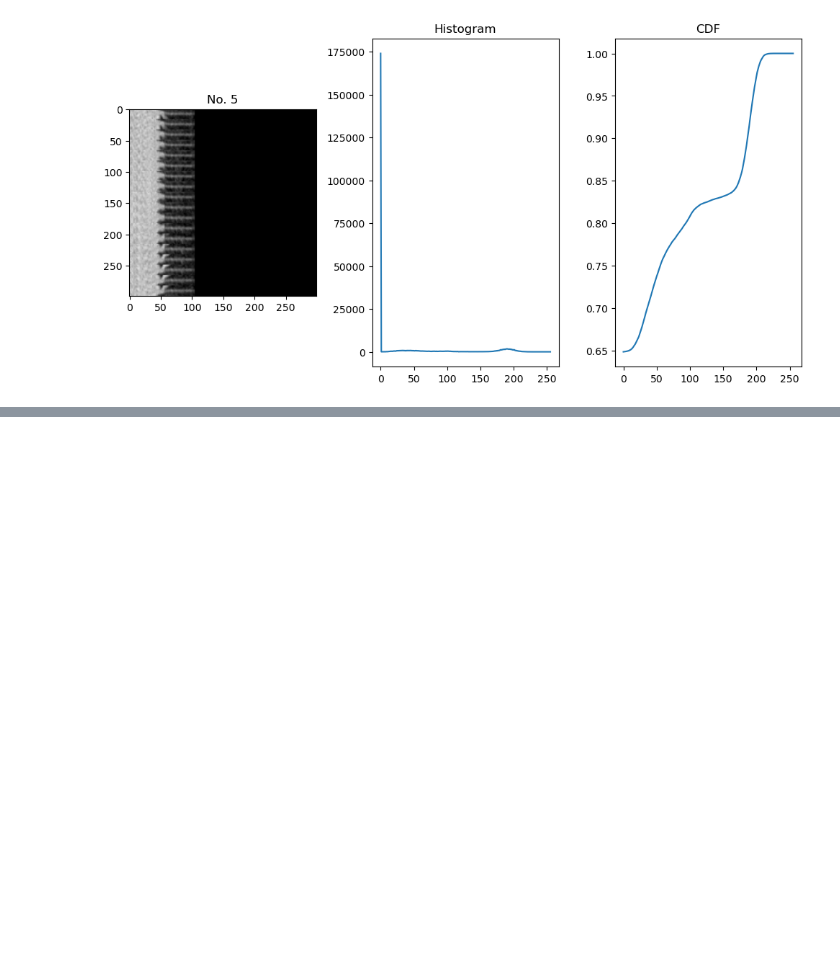
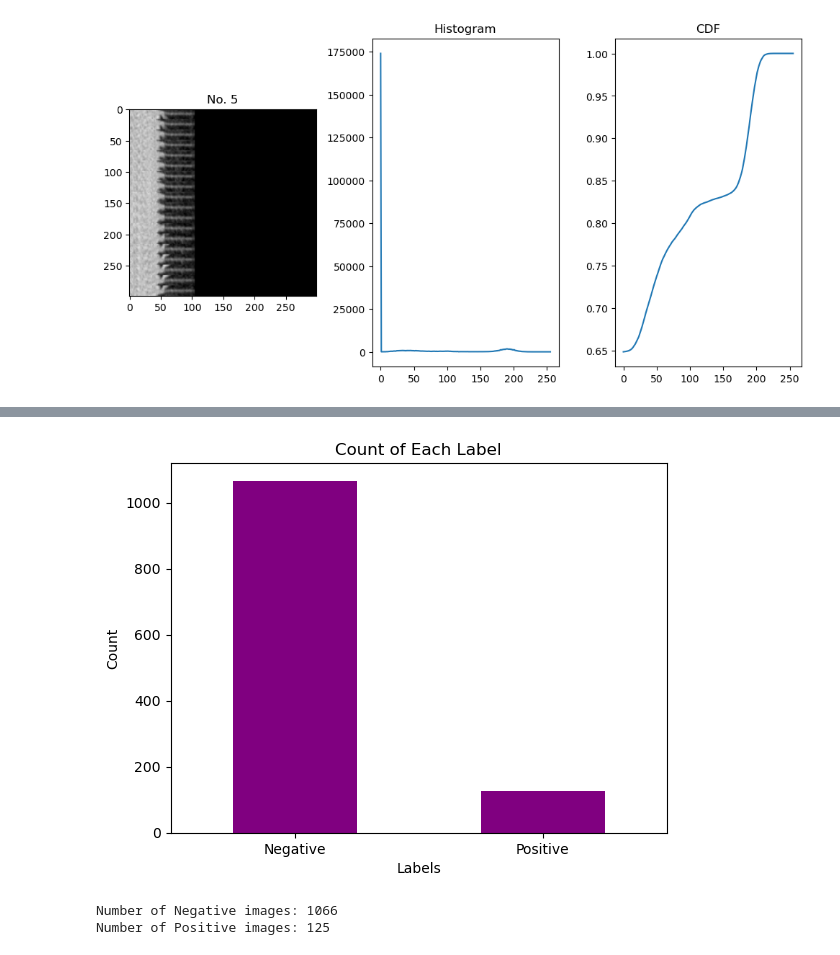
Before and after one commit to leezael/VisIQ, a Jupyter notebook: notebooks/coronary/eda.ipynb, the cells around one changed output, grey strips where cells are left out. Drawn from its saved outputs; the diff is of its cells as text; code cells hidden in the pictures; blank space fills up the shorter version.

```diff
--- a/notebooks/coronary/eda.ipynb
+++ b/notebooks/coronary/eda.ipynb
@@ -207,7 +207,7 @@ df
 4668 rows × 2 columns
 # %%
 # Plotting the count of each label
-label_counts = df['Label'].value_counts()
+label_counts = train_df['Label'].value_counts()
 label_counts.plot(kind='bar', color='purple')
 plt.xlabel('Labels')
 plt.ylabel('Count')
@@ -436,0 +439,2 @@ plot_img_hist_ndi(neg_path, num_img=6)
+# %%
+test_dir = 'dataset/test/'
@@ -436,0 +481,5 @@ plot_img_hist_ndi(neg_path, num_img=6)
+# %%
+# Load images, labels, and image names
+test_images, test_labels, image_names = load_test(test_dir, labels)
+print(f'Shape of the training images = {test_images.shape}')
+print(f'Shape of the training labels = {test_labels.shape}')
@@ -436,0 +489,6 @@ plot_img_hist_ndi(neg_path, num_img=6)
+# %%
+# Create a DataFrame with image filenames and their labels
+test_df = pd.DataFrame({'Image Name': image_names, 'Label': test_labels})
+
+# Map label numbers to label names
+test_df['Label'] = test_df['Label'].map({i: label for i, label in enumerate(labels)})
@@ -436,0 +511,16 @@ plot_img_hist_ndi(neg_path, num_img=6)
+# %%
+# Plotting the count of each label
+label_counts = test_df['Label'].value_counts()
+label_counts.plot(kind='bar', color='purple')
+plt.xlabel('Labels')
+plt.ylabel('Count')
+plt.title('Count of Each Label')
+plt.xticks(rotation=0)
+plt.show()
+
+for label, count in label_counts.items():
+    print(f'Number of {label} images: {count}')
+# %% [output]
+[figure, added]
+Number of Negative images: 1066
+Number of Positive images: 125
```
Also changed, not shown: parts of 9 cells of this notebook, 6 other files.
